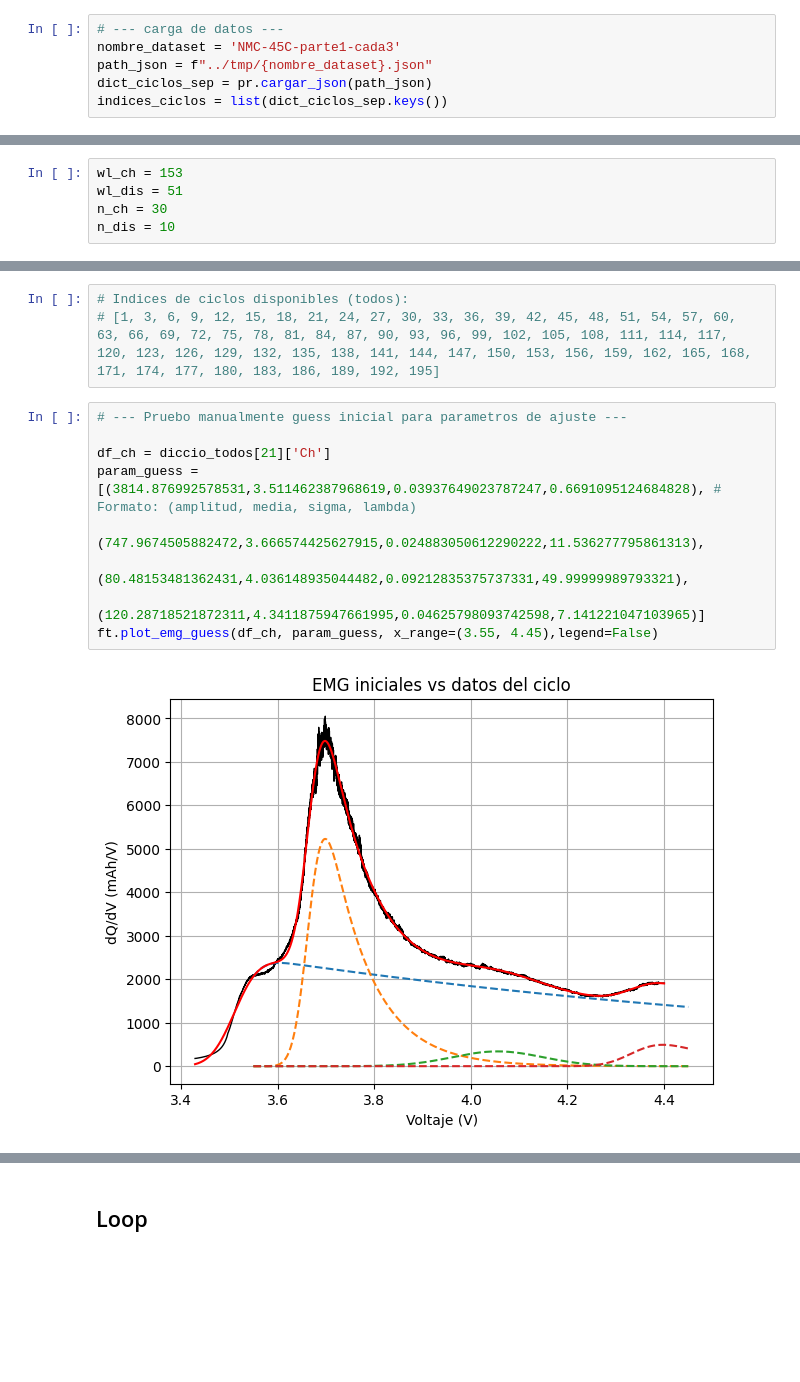
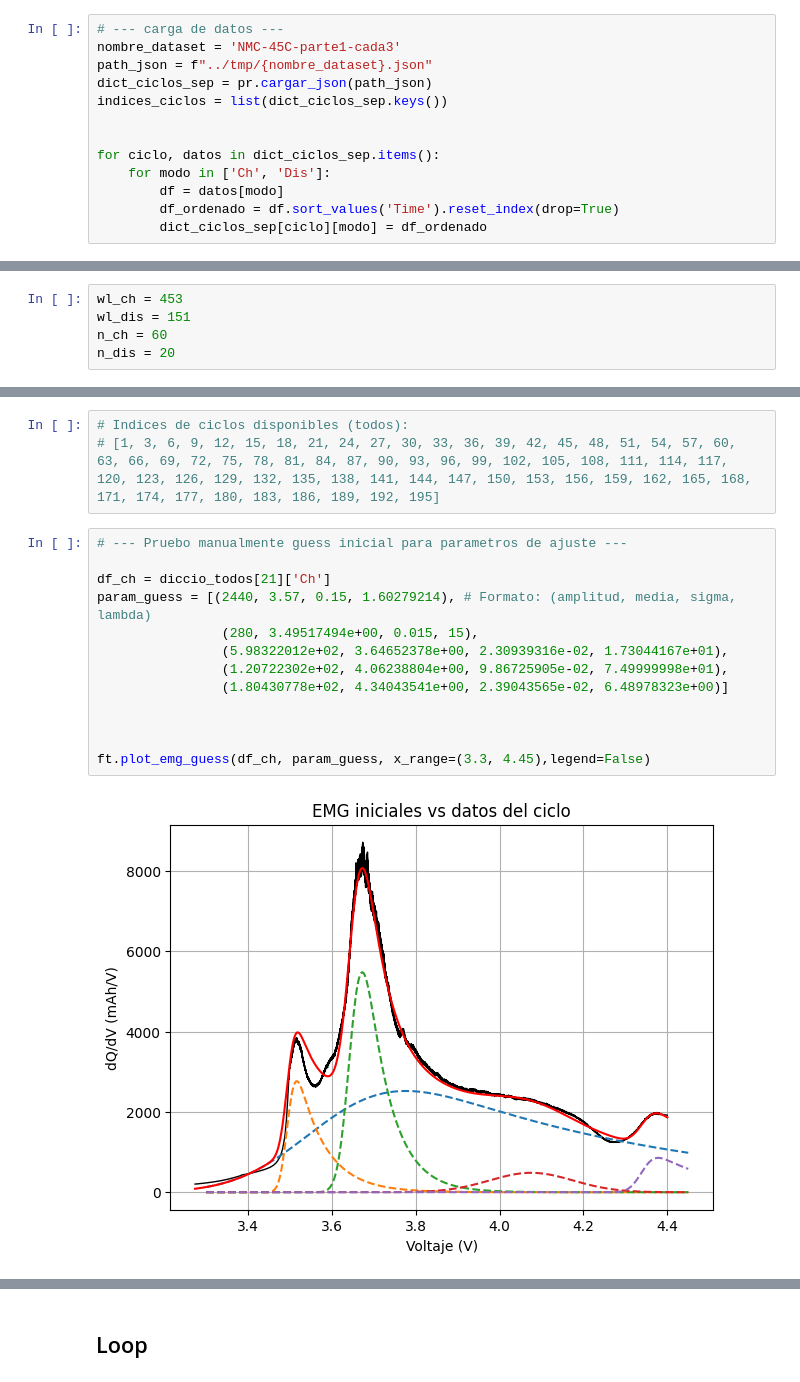
Before and after one commit to majodomenech/proc-icdv, a Jupyter notebook: notebooks/estudio12-dqdv-y-ajustes-45Cparte1-cada3.ipynb, the cells around one changed output, grey strips where cells are left out. Saved outputs shown, nothing was run; the diff lists cells and outputs as text; blank space fills up the shorter version.

```diff
--- a/notebooks/estudio12-dqdv-y-ajustes-45Cparte1-cada3.ipynb
+++ b/notebooks/estudio12-dqdv-y-ajustes-45Cparte1-cada3.ipynb
@@ -28,6 +28,13 @@ nombre_dataset = 'NMC-45C-parte1-cada3'
 path_json = f"../tmp/{nombre_dataset}.json"
 dict_ciclos_sep = pr.cargar_json(path_json)
 indices_ciclos = list(dict_ciclos_sep.keys())
+
+
+for ciclo, datos in dict_ciclos_sep.items():
+    for modo in ['Ch', 'Dis']:
+        df = datos[modo]
+        df_ordenado = df.sort_values('Time').reset_index(drop=True)
+        dict_ciclos_sep[ciclo][modo] = df_ordenado
 # %% [output]
 Estructura: dict_ciclos_sep = {ciclo: {"Ch": df_ciclo_ch, "Dis": df_ciclo_dis}}
 Total de ciclos en el JSON: 164
@@ -93,10 +101,10 @@ dr.plot_dqdv_muchos_wl(ciclos_sel_grafico, dict_ciclos_sep, wl_values=[31,51,71,
 > • ch: (wl = 213, truncar los n=30 puntos iniciales)
 > • dis: (wl = 71 = 153 / 3, truncar los n=10=30/3 puntos finales)
 # %%
-wl_ch = 153
-wl_dis = 51
-n_ch = 30
-n_dis = 10
+wl_ch = 453
+wl_dis = 151
+n_ch = 60
+n_dis = 20
 # %%
 # --- Trunco datos y calculo derivada ---
 
@@ -138,14 +150,18 @@ diccio_todos =  dr.plot_dqdV(ciclos_sel_todos, diccio_todos, wl_dis=wl_dis, wl_c
 # %%
 # --- Pruebo manualmente guess inicial para parametros de ajuste ---
 
 df_ch = diccio_todos[21]['Ch']
-param_guess = [(3814.876992578531,3.511462387968619,0.03937649023787247,0.6691095124684828), # Formato: (amplitud, media, sigma, lambda)
-               (747.9674505882472,3.666574425627915,0.024883050612290222,11.536277795861313),
-               (80.48153481362431,4.036148935044482,0.09212835375737331,49.99999989793321),
-               (120.28718521872311,4.3411875947661995,0.04625798093742598,7.141221047103965)]
-ft.plot_emg_guess(df_ch, param_guess, x_range=(3.55, 4.45),legend=False)
+param_guess = [(2440, 3.57, 0.15, 1.60279214), # Formato: (amplitud, media, sigma, lambda)
+                (280, 3.49517494e+00, 0.015, 15),
+                (5.98322012e+02, 3.64652378e+00, 2.30939316e-02, 1.73044167e+01),
+                (1.20722302e+02, 4.06238804e+00, 9.86725905e-02, 7.49999998e+01),
+                (1.80430778e+02, 4.34043541e+00, 2.39043565e-02, 6.48978323e+00)]
+
+
+
+ft.plot_emg_guess(df_ch, param_guess, x_range=(3.3, 4.45),legend=False)
 # %% [output]
-[figure, old version]
+[figure, new version]
 # %%
 # --- Test de ajuste del primer ciclo ---
 
```
Also changed, not shown: parts of 12 cells of this notebook, 3 other files.
